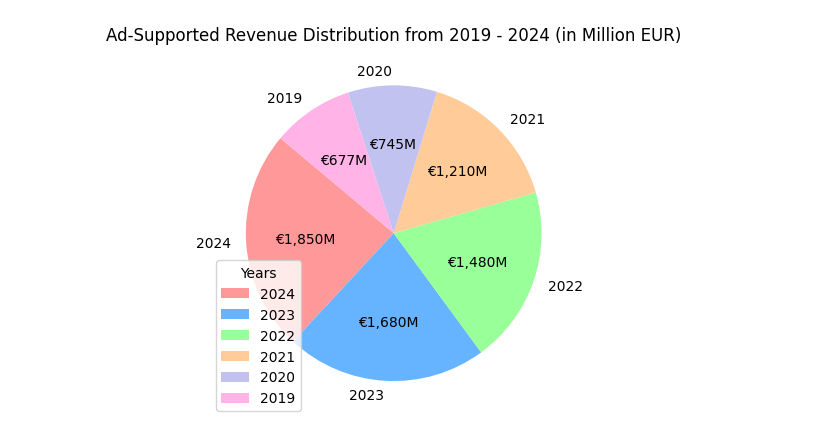
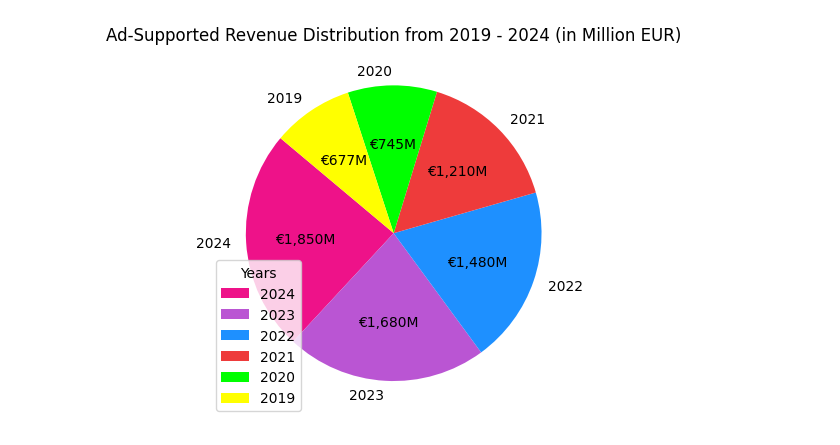
Before and after one commit to AnahitaTehrani/Data-Science-Project, a Jupyter notebook: Notebooks/Revenue MAU & Premium Subscribers in Million, Billion/Ad-Supported Revenue.ipynb, the cells around one changed output. Drawn from its saved outputs; the diff is of its cells as text; code cells hidden in the pictures.

```diff
--- a/Notebooks/Revenue MAU & Premium Subscribers in Million, Billion/Ad-Supported Revenue.ipynb
+++ b/Notebooks/Revenue MAU & Premium Subscribers in Million, Billion/Ad-Supported Revenue.ipynb
@@ -8,32 +8,32 @@ df = pd.read_csv('Ad-Supported Revenue.csv', header=None, names=["RawData"])
 
 # Extract year and revenue using regex
 def extract_data(row):
     match = re.match(r"(\d{4})\s*=\s*([\d\.]+)\s*(Million|Billion)", row)
     if match:
         year = int(match.group(1))
         revenue = float(match.group(2))
         if match.group(3) == "Billion":
             revenue *= 1000  # Convert Billion to Million for consistency
         return year, revenue
     return None, None
 
 df[['Year', 'Revenue']] = df['RawData'].apply(lambda x: pd.Series(extract_data(x)))
 df = df.dropna().astype({'Year': 'int', 'Revenue': 'float'})
 
 # Define custom colors
-custom_colors = ['#ff9999', '#66b3ff', '#99ff99', '#ffcc99', '#c2c2f0', '#ffb3e6']
+custom_colors = ['#ee1289', '#ba55d3', '#1e90ff', '#ee3b3b', '#00ff00', '#ffff00']
 
 # Function to display values in EUR
 def value_format(pct, all_values):
     absolute = int(pct/100. * sum(all_values))
     return f"€{absolute:,}M"
 
 # Create a pie chart
 fig, ax = plt.subplots()
 ax.pie(df['Revenue'], labels=df['Year'], autopct=lambda pct: value_format(pct, df['Revenue']),
        colors=custom_colors, startangle=140)
 ax.legend(title="Years")
 plt.title("Ad-Supported Revenue Distribution from 2019 - 2024 (in Million EUR)")
 plt.show()
 # %% [output]
-[figure, old version]
+[figure, new version]
```
Also changed, not shown: 14 other files.
